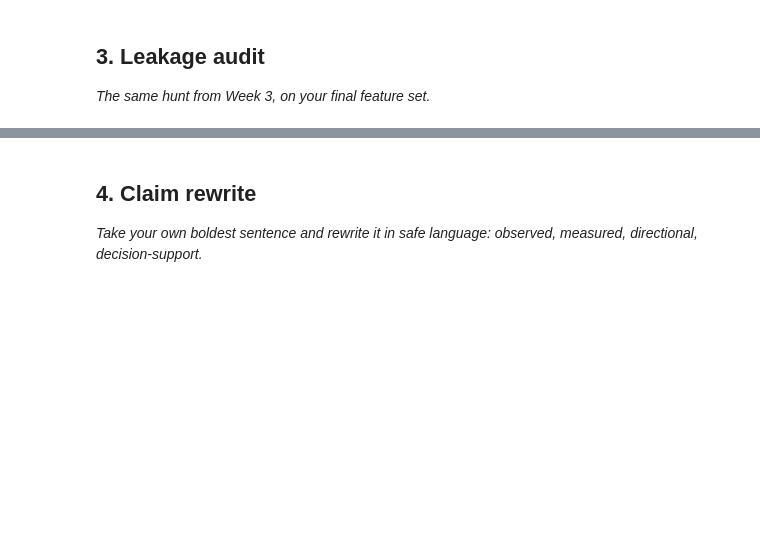
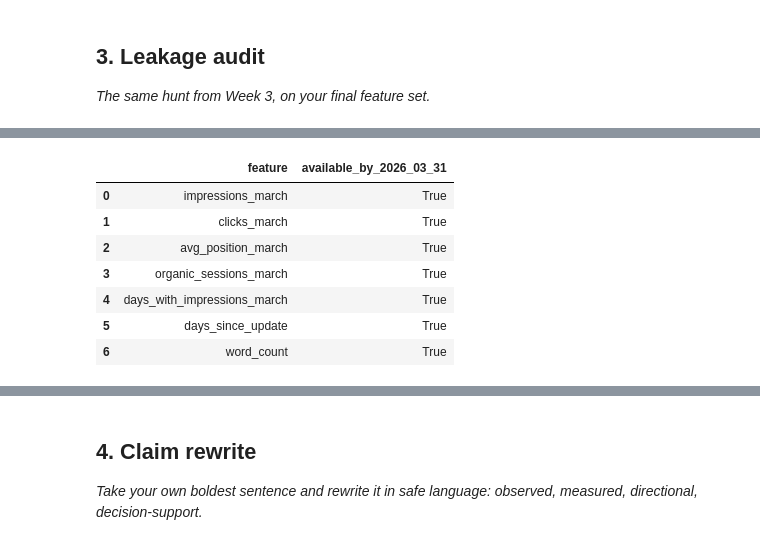
Before and after one commit to SaaDasim05/Flyrank-ML-Internship, a Jupyter notebook: work/notebooks/w06_validation_audit.ipynb, the cells around one changed output, grey strips where cells are left out. Saved outputs shown, nothing was run; the diff lists cells and outputs as text; code cells hidden in the pictures; blank space fills up the shorter version.

```diff
--- a/work/notebooks/w06_validation_audit.ipynb
+++ b/work/notebooks/w06_validation_audit.ipynb
@@ -29,0 +262,24 @@ This skeleton is yours to fill. Work the sections **in order** — each one has
+# %%
+feature_timing = pd.DataFrame({
+    "feature": model_features,
+    "available_by_2026_03_31": [
+        True,
+        True,
+        True,
+        True,
+        True,
+        True,
+        True
+    ]
+})
+
+feature_timing
+# %% [output]
+|  | feature | available_by_2026_03_31 |
+| 0 | impressions_march | True |
+| 1 | clicks_march | True |
+| 2 | avg_position_march | True |
+| 3 | organic_sessions_march | True |
+| 4 | days_with_impressions_march | True |
+| 5 | days_since_update | True |
+| 6 | word_count | True |
```
Also changed, not shown: parts of 18 cells of this notebook.
